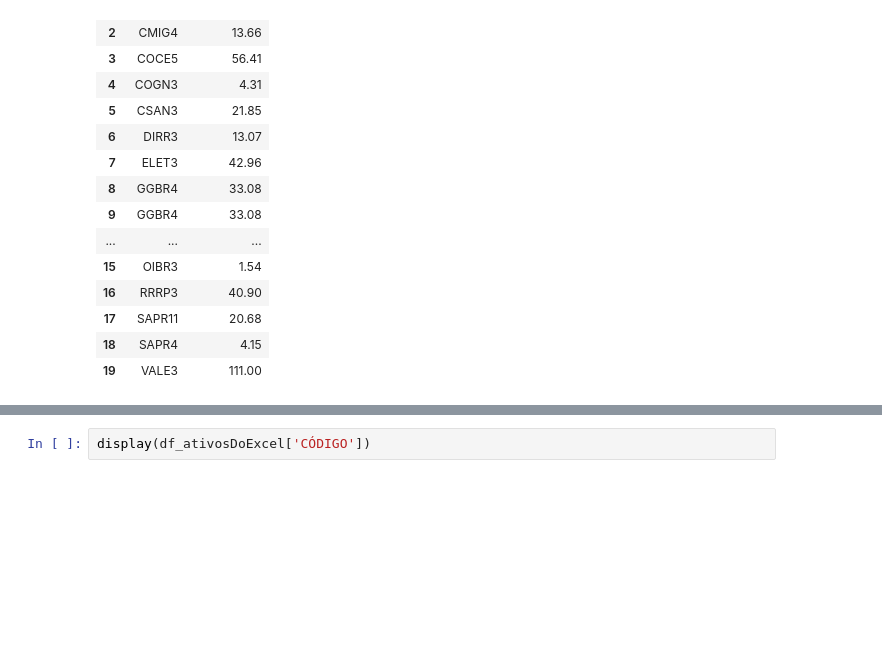
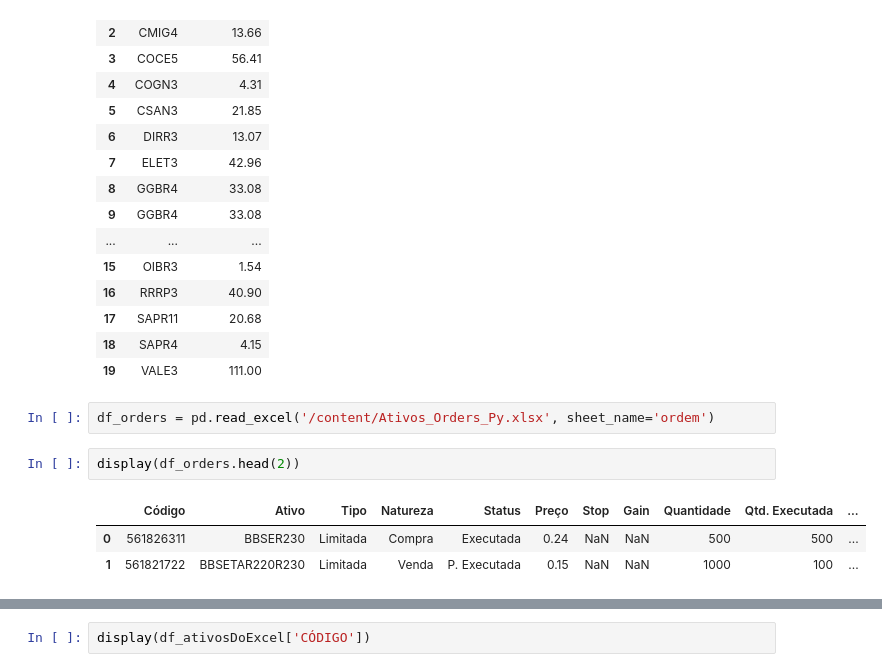
Before and after one commit to rcarasek/Python-for-Investment, a Jupyter notebook: pandas&coalas.ipynb, the cells around one changed output, grey strips where cells are left out. Drawn from its saved outputs; the diff is of its cells as text; blank space fills up the shorter version.

```diff
--- a/pandas&coalas.ipynb
+++ b/pandas&coalas.ipynb
@@ -53,3 +53,11 @@ display(df_ativosDoExcel)
 | 17 | SAPR11 | 20.68 |
 | 18 | SAPR4 | 4.15 |
 | 19 | VALE3 | 111.00 |
+# %%
+df_orders = pd.read_excel('/content/Ativos_Orders_Py.xlsx', sheet_name='ordem')
+# %%
+display(df_orders.head(2))
+# %% [output]
+|  | Código | Ativo | Tipo | Natureza | Status | Preço | Stop | Gain | Quantidade | Qtd. Executada | ... |
+| 0 | 561826311 | BBSER230 | Limitada | Compra | Executada | 0.24 | NaN | NaN | 500 | 500 | ... |
+| 1 | 561821722 | BBSETAR220R230 | Limitada | Venda | P. Executada | 0.15 | NaN | NaN | 1000 | 100 | ... |
```
Also changed, not shown: parts of 14 cells of this notebook.
